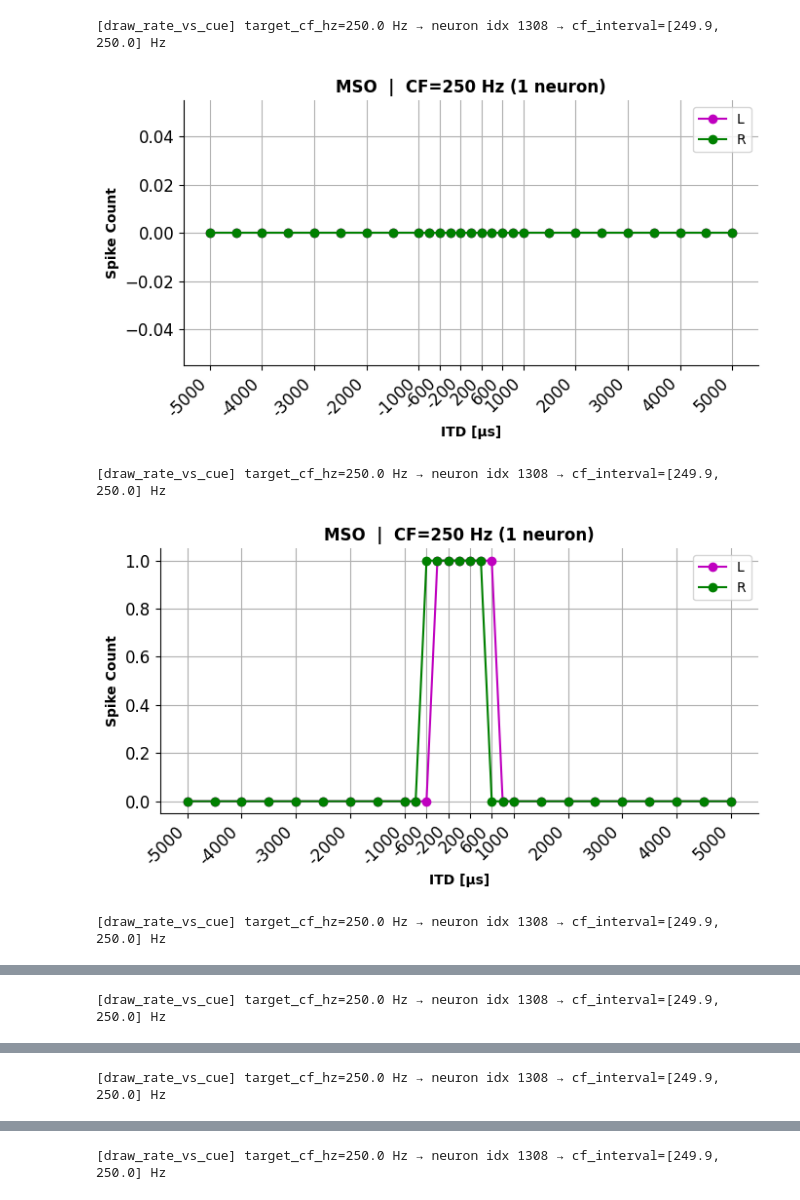
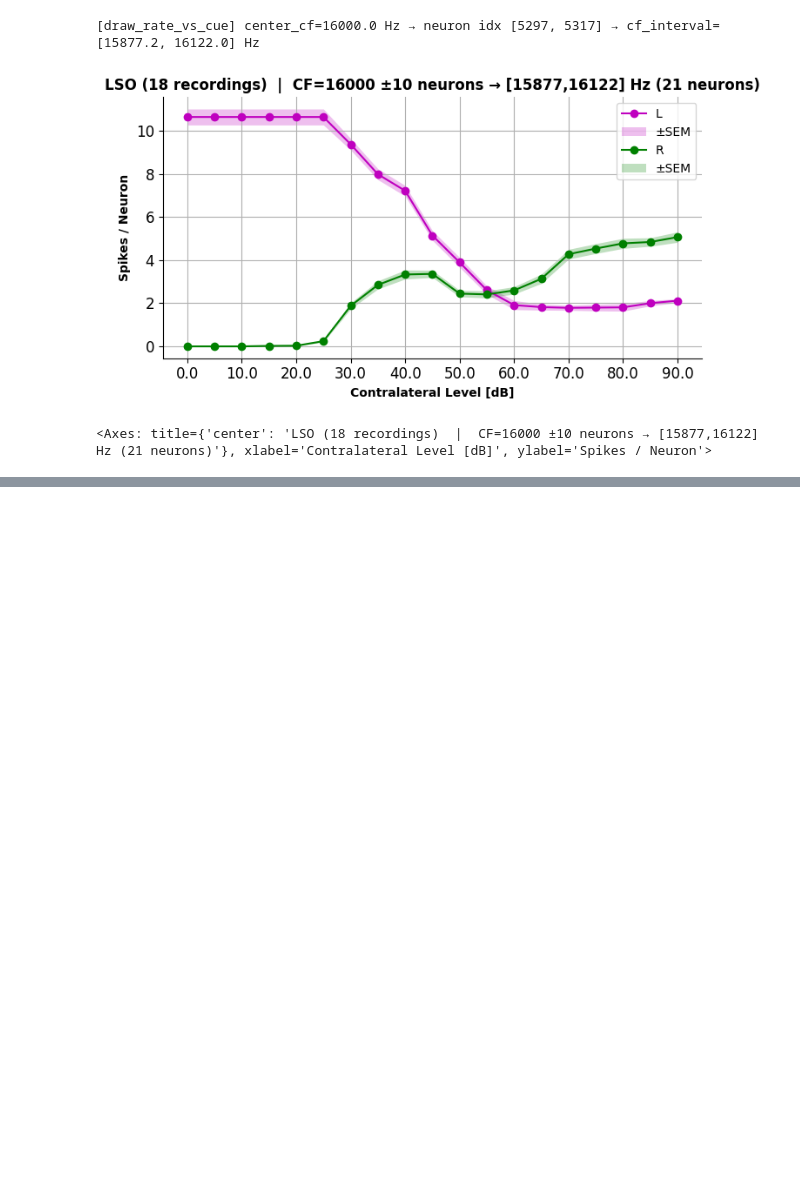
Before and after one commit to francescodesantis/sound_localization_model, a Jupyter notebook: plot/open_example.ipynb, the cells around one changed output, grey strips where cells are left out. Drawn from its saved outputs; the diff is of its cells as text; code cells hidden in the pictures; blank space fills up the shorter version.

```diff
--- a/plot/open_example.ipynb
+++ b/plot/open_example.ipynb
@@ -102,6 +213,7 @@ if isinstance(result['sounds']['base_sound'], Tone):
 else:
     print("Base sound is not a tone, cannot determine CF interval.")
     cf_interval = None
+    f = 14000
 
 d = max(
     max(result['sounds']['left_sounds'][cue].duration / b2.ms for cue in result['cue_to_rate']),
@@ -109,7 +221,6 @@ d = max(
 )
 print("Max sound duration (ms):", d)
 
-pop = 'LSO'
-color = POPULATION_COLORS[pop]
-bs = 0.5
+bin_s = 0.5
+rast_s = 1
 # %% [output]
@@ -119,16 +229,0 @@ Max sound duration (ms): 104.98
-# %%
-from analyze.report import plot_tonotopic_heatmaps
-
-pop = 'MSO'
-t = [10,60]
-plot_tonotopic_heatmaps(
-    data = result,
-    pop = pop,
-    num_cells_per_interval = 440,
-    cue_type = 'itd',
-    y_axis = 'cf',
-    row_norm = False,
-    show_sides = True,
-    time_interval = t,
-    title = f"time interval: {t[0]}-{t[1]} ms"
-)
@@ -137,17 +230,17 @@ plot_tonotopic_heatmaps(
 # %%
 from analyze.report import draw_rate_vs_cue
-for result in results:
-    draw_rate_vs_cue(
-        data=result,
-        pop= pop,
-        rate = 'count',
-        cue_type = 'itd',
-        target_cf_hz = f,
-        cf_interval = cf_interval,
-        )
+
+draw_rate_vs_cue(
+    data=results,
+    pop= pop,
+    rate = 'spk_pn',
+    cue_type = x_ax,
+    # target_cf_hz = f,
+    center_cf = f,
+    bw_neurons = 10,
+    cf_interval= cf_interval,
+    )
 # %% [output]
-[draw_rate_vs_cue] target_cf_hz=250.0 Hz → neuron idx 1308 → cf_interval=[249.9, 250.0] Hz
+[draw_rate_vs_cue] center_cf=16000.0 Hz → neuron idx [5297, 5317] → cf_interval=[15877.2, 16122.0] Hz
-[figure, old version]
+[figure, new version]
-[draw_rate_vs_cue] target_cf_hz=250.0 Hz → neuron idx 1308 → cf_interval=[249.9, 250.0] Hz
+<Axes: title={'center': 'LSO (18 recordings)  |  CF=16000 ±10 neurons → [15877,16122] Hz (21 neurons)'}, xlabel='Contralateral Level [dB]', ylabel='Spikes / Neuron'>
-[figure, removed]
-[draw_rate_vs_cue] target_cf_hz=250.0 Hz → neuron idx 1308 → cf_interval=[249.9, 250.0] Hz
@@ -155 +246,0 @@ for result in results:
-[draw_rate_vs_cue] target_cf_hz=250.0 Hz → neuron idx 1308 → cf_interval=[249.9, 250.0] Hz
@@ -157 +246,0 @@ for result in results:
-[draw_rate_vs_cue] target_cf_hz=250.0 Hz → neuron idx 1308 → cf_interval=[249.9, 250.0] Hz
@@ -159 +246,0 @@ for result in results:
-[draw_rate_vs_cue] target_cf_hz=250.0 Hz → neuron idx 1308 → cf_interval=[249.9, 250.0] Hz
```
Also changed, not shown: parts of 28 cells of this notebook, 1 other file.
